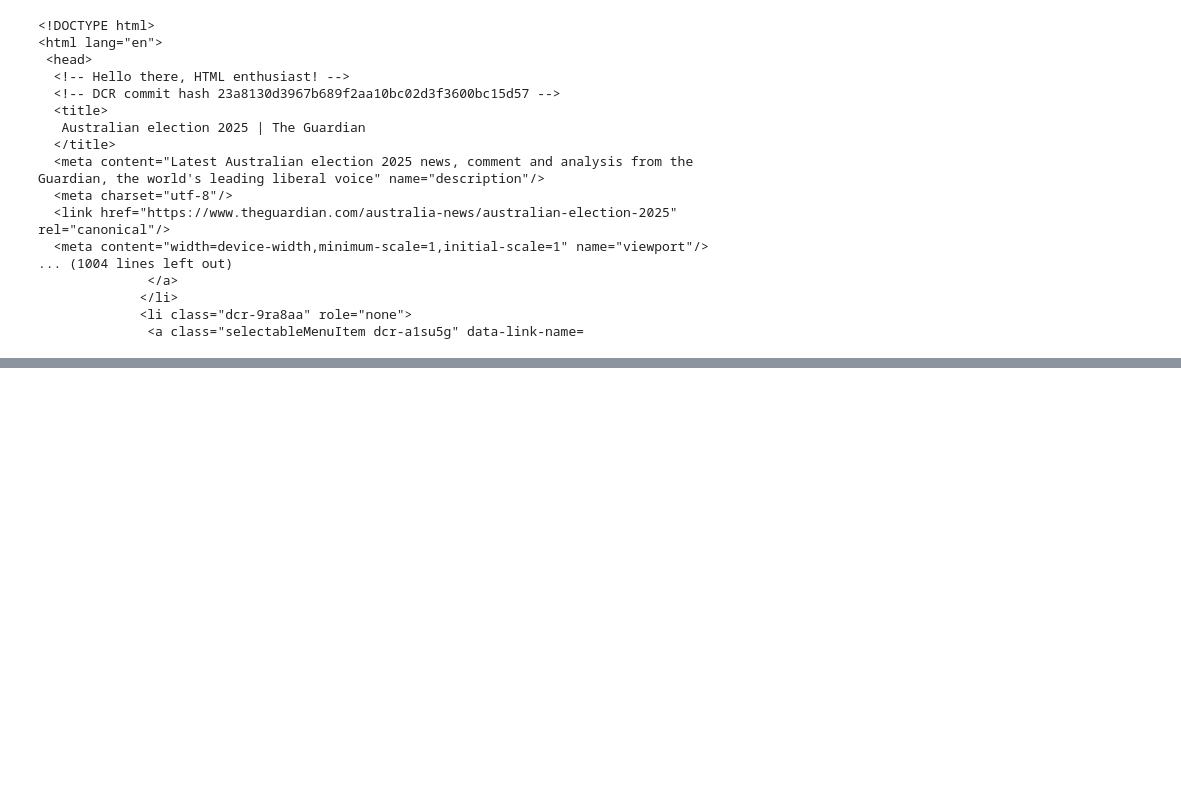
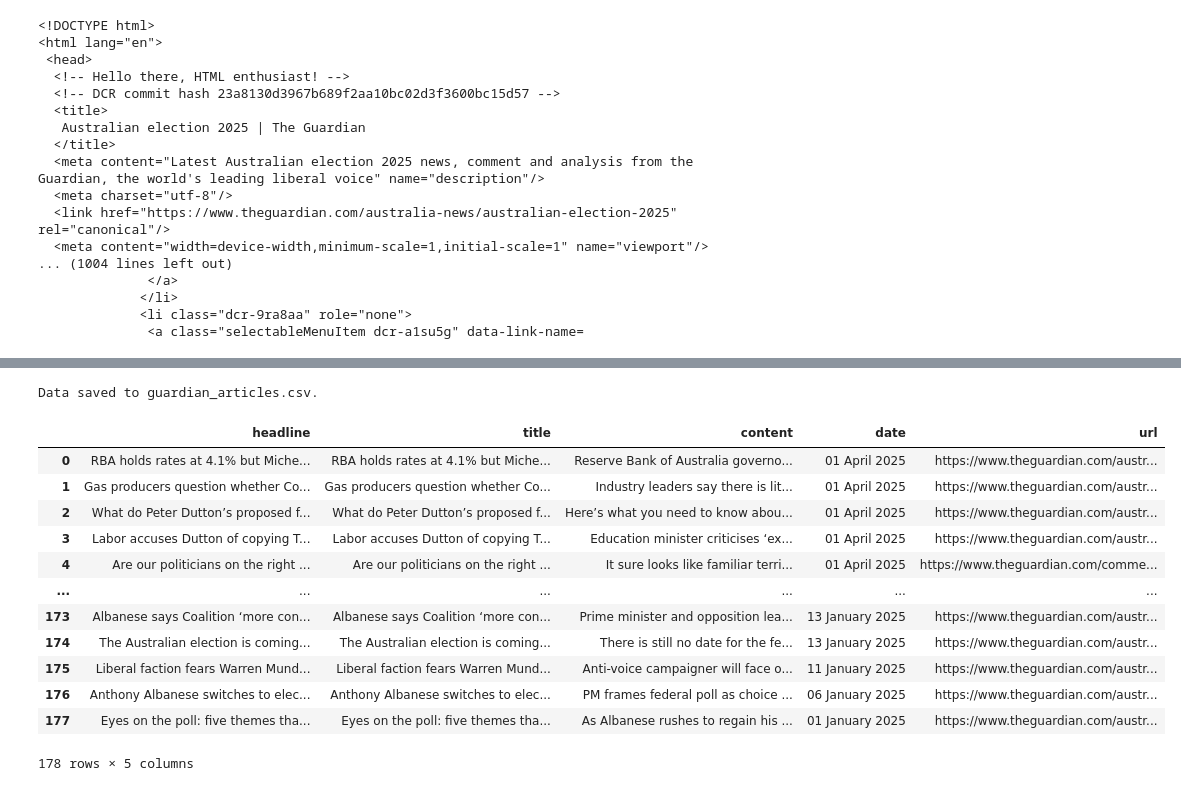
Before and after one commit to gaylejuntilla/MA3831-A3, a Jupyter notebook: the_guardian.ipynb, the cells around one changed output, grey strips where cells are left out. Saved outputs shown, nothing was run; the diff lists cells and outputs as text; code cells hidden in the pictures; blank space fills up the shorter version.

Commit message:
Adding final comments

```diff
--- a/the_guardian.ipynb
+++ b/the_guardian.ipynb
@@ -55,8 +55,10 @@ import time
 
 class GuardianScraper:
     def __init__(self, start_url):
+        """Initialise the scraper instance"""
         self.start_url = start_url
         self.articles = pd.DataFrame(columns=['headline', 'title', 'content', 'date', 'url'])  # DataFrame to store article data
+        # counter to keep track of pagination
         self.current_page = 1
 
     def scrape_articles(self, url):
@@ -64,7 +66,7 @@ class GuardianScraper:
 
         while url:
             response = requests.get(url)
-            soup = BeautifulSoup(response.text, 'lxml')
+            soup = BeautifulSoup(response.text, 'lxml') # parses the webpage
 
             # Step 1: Scrape articles on the current page
             container = soup.find('main')
@@ -72,7 +74,7 @@ class GuardianScraper:
 
             for article in articles:
                 try:
-                    # Get article info (headline, URL)
+                    # Get article URL
                     article_url = self.fetch_article_url(article)
                     print(article_url)
 
@@ -96,6 +98,7 @@ class GuardianScraper:
                 except Exception as e:
                     print(f"Error processing article: {e}")
                     continue
+
                 time.sleep(5)
 
             url = self.get_next_page(soup)
@@ -106,7 +109,7 @@ class GuardianScraper:
 
 
     def fetch_article_url(self, article):
-        """Helper method to extract article information like headline and URL."""
+        """method to extract full URL for pagination."""
         base_url = "https://www.theguardian.com"
         article_link = article.find('a')['href']
         if article_link.startswith('/'):
@@ -117,7 +120,7 @@ class GuardianScraper:
         return article_url
 
     def scrape_article_details(self, article_url):
-        """Scrapes article content, title, date, and other details from individual article pages."""
+        """Scrapes article content, title, and date from individual article pages."""
         response = requests.get(article_url)
         soup = BeautifulSoup(response.text, 'html.parser')
 
@@ -125,27 +128,23 @@ class GuardianScraper:
             # Extracting title
             title = soup.find('h1').text
 
-            # Extracting date (Assuming it's in a 'time' element with a specific class)
-
-
             # Extract date text
             date_text = soup.find('span', {'class': 'dcr-u0h1qy'}).text.strip()
 
-            # The date format might have the time and timezone, so we need to handle that
-            # Example: "Sun 30 March 2025 10:15 AEDT"
-            date_text_without_time_zone = re.sub(r'\s[A-Za-z]+$', '', date_text)  # Remove the time and timezone (like "AEDT")
+            # The date has the time and timezone, so ot needs to be removed
+            date_text_without_time_zone = re.sub(r'\s[A-Za-z]+$', '', date_text)
 
             # Convert to datetime object
             date_only = ' '.join(date_text_without_time_zone.split()[:4])
             date_obj = datetime.strptime(date_only, "%a %d %b %Y")
 
-            # If you want to output the date in the format '%d %B %Y':
+            # keep formatting consistent
             date = date_obj.strftime("%d %B %Y")
 
             print(date)  # For example: '30 March 2025'
 
 
-            # Extracting content (Assuming paragraphs are in 'div' with class 'content__article-body')
+            # Extracting content
             content_element = soup.find('article')
             paragraphs = content_element.find_all('p')
             content = " ".join([p.text for p in paragraphs]).strip()
@@ -158,15 +157,18 @@ class GuardianScraper:
 
     def get_next_page(self, soup):
         """Finds the next page URL from pagination links at the bottom of the page."""
-        pagination_links = soup.find('div', {'class': 'dcr-stdtpu'})  # Find pagination section
+        # Find pagination section
+        pagination_links = soup.find('div', {'class': 'dcr-stdtpu'})
 
         if pagination_links:
-            all_pages = pagination_links.find_all('a', string=re.compile(r'\d+'))  # Find all numbered page links
+            # Find all numbered page links using regex
+            all_pages = pagination_links.find_all('a', string=re.compile(r'\d+'))
 
-            # Otherwise, continue to the next page in sequence
             for page_link in all_pages:
+                # if page is greater than the current counter than return URL otherwise None
                 if int(page_link.text.strip()) == self.current_page + 1:
                     next_page_url = page_link['href'] # Get the next sequential page
+                    # handles the incomplete URL
                     if next_page_url.startswith('/'):
                         next_page_url = "https://www.theguardian.com" + next_page_url
                     return next_page_url
@@ -217,0 +220,20 @@ To https://github.com/gaylejuntilla/MA3831-A3.git
+# %%
+left_scraper.save_data_to_file()
+# %% [output]
+Data saved to guardian_articles.csv.
+# %%
+left_scraper.articles
+# %% [output]
+|  | headline | title | content | date | url |
+| 0 | RBA holds rates at 4.1% but Miche... | RBA holds rates at 4.1% but Miche... | Reserve Bank of Australia governo... | 01 April 2025 | https://www.theguardian.com/austr... |
+| 1 | Gas producers question whether Co... | Gas producers question whether Co... | Industry leaders say there is lit... | 01 April 2025 | https://www.theguardian.com/austr... |
+| 2 | What do Peter Dutton’s proposed f... | What do Peter Dutton’s proposed f... | Here’s what you need to know abou... | 01 April 2025 | https://www.theguardian.com/austr... |
+| 3 | Labor accuses Dutton of copying T... | Labor accuses Dutton of copying T... | Education minister criticises ‘ex... | 01 April 2025 | https://www.theguardian.com/austr... |
+| 4 | Are our politicians on the right ... | Are our politicians on the right ... | It sure looks like familiar terri... | 01 April 2025 | https://www.theguardian.com/comme... |
+| ... | ... | ... | ... | ... | ... |
+| 173 | Albanese says Coalition ‘more con... | Albanese says Coalition ‘more con... | Prime minister and opposition lea... | 13 January 2025 | https://www.theguardian.com/austr... |
+| 174 | The Australian election is coming... | The Australian election is coming... | There is still no date for the fe... | 13 January 2025 | https://www.theguardian.com/austr... |
+| 175 | Liberal faction fears Warren Mund... | Liberal faction fears Warren Mund... | Anti-voice campaigner will face o... | 11 January 2025 | https://www.theguardian.com/austr... |
+| 176 | Anthony Albanese switches to elec... | Anthony Albanese switches to elec... | PM frames federal poll as choice ... | 06 January 2025 | https://www.theguardian.com/austr... |
+| 177 | Eyes on the poll: five themes tha... | Eyes on the poll: five themes tha... | As Albanese rushes to regain his ... | 01 January 2025 | https://www.theguardian.com/austr... |
+178 rows × 5 columns
```
Also changed, not shown: parts of 2 cells of this notebook.
